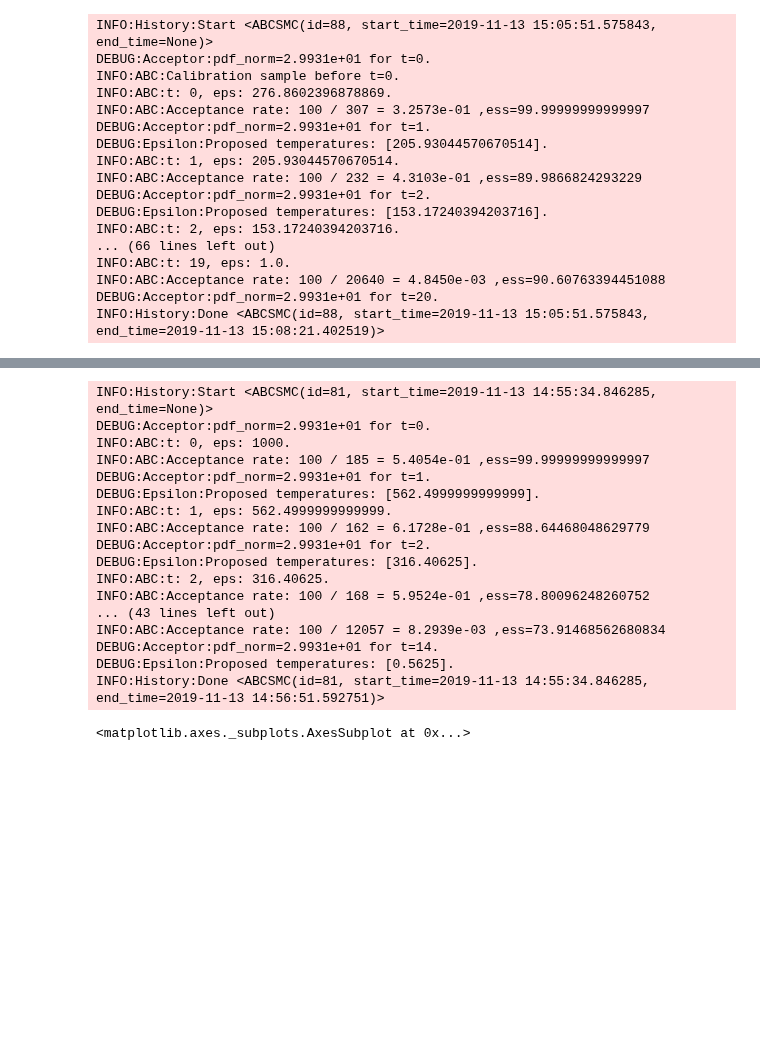
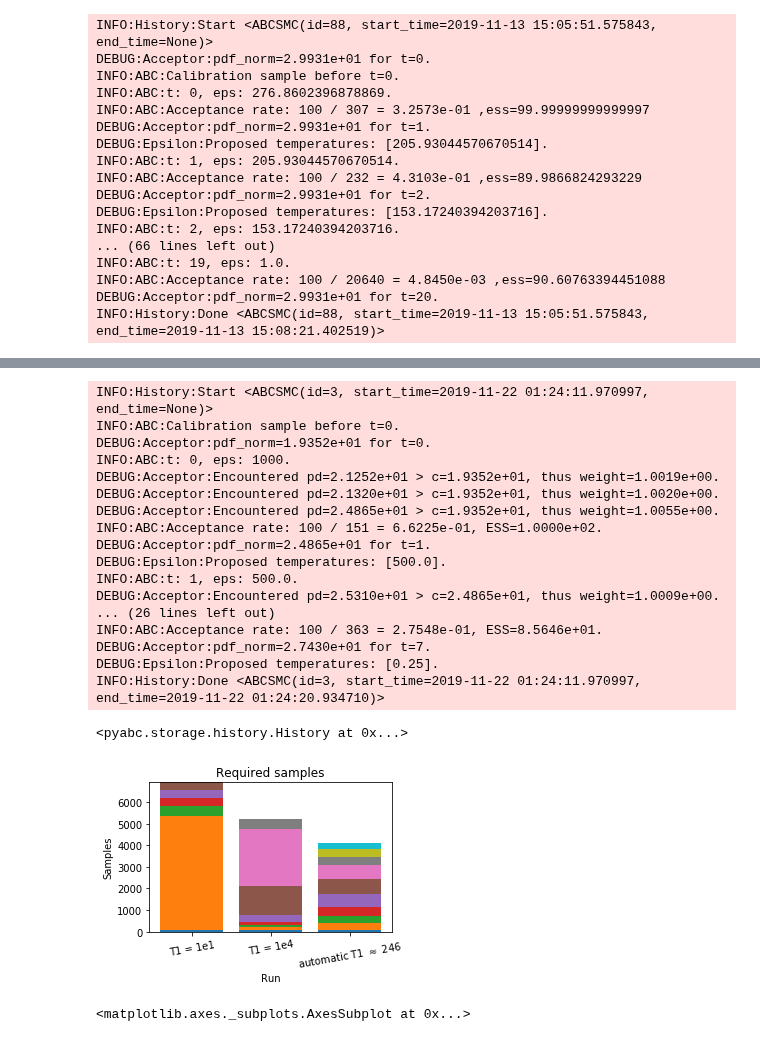
Before and after one commit to yannikschaelte/Study-ABC-Noise, a Jupyter notebook: study_abc_noise/acceptance_rate/acc_rate_robust.ipynb, the cells around one changed output, grey strips where cells are left out. Drawn from its saved outputs; the diff is of its cells as text; code cells hidden in the pictures; blank space fills up the shorter version.

Commit message:
update acceptance_rate

```diff
--- a/study_abc_noise/acceptance_rate/acc_rate_robust.ipynb
+++ b/study_abc_noise/acceptance_rate/acc_rate_robust.ipynb
@@ -327,8 +345,7 @@ INFO:History:Done <ABCSMC(id=80, start_time=2019-11-13 14:54:35.624445, end_time
 # %%
-acceptor = pyabc.StochasticAcceptor(pdf_norm_method=pyabc.pdf_norm_from_kernel)
+acceptor = pyabc.StochasticAcceptor()
 temperature = pyabc.Temperature(
-    initial_temperature=1000,
-    schemes=[pyabc.DalyScheme()])
+    initial_temperature=1000, schemes=[pyabc.ExpDecayFixedRatioScheme()])
 
 # define the analysis
 abc = pyabc.ABCSMC(
@@ -337,26 +354,40 @@ abc = pyabc.ABCSMC(
     distance_function=mv.get_kernel(),
     eps=temperature,
     acceptor=acceptor)
-abc.new(pyabc.create_sqlite_db_id(dir_=".", file_="acc_rate_works.db"), data)
-history_1000 = abc.run(max_nr_populations=30)
+abc.new("sqlite:///h_cr_temp1000.db", data)
+abc.run(max_nr_populations=np.inf)
 # %% [output]
-INFO:History:Start <ABCSMC(id=81, start_time=2019-11-13 14:55:34.846285, end_time=None)>
-DEBUG:Acceptor:pdf_norm=2.9931e+01 for t=0.
+INFO:History:Start <ABCSMC(id=3, start_time=2019-11-22 01:24:11.970997, end_time=None)>
+INFO:ABC:Calibration sample before t=0.
+DEBUG:Acceptor:pdf_norm=1.9352e+01 for t=0.
 INFO:ABC:t: 0, eps: 1000.
-INFO:ABC:Acceptance rate: 100 / 185 = 5.4054e-01 ,ess=99.99999999999997
-DEBUG:Acceptor:pdf_norm=2.9931e+01 for t=1.
-DEBUG:Epsilon:Proposed temperatures: [562.4999999999999].
-INFO:ABC:t: 1, eps: 562.4999999999999.
-INFO:ABC:Acceptance rate: 100 / 162 = 6.1728e-01 ,ess=88.64468048629779
-DEBUG:Acceptor:pdf_norm=2.9931e+01 for t=2.
-DEBUG:Epsilon:Proposed temperatures: [316.40625].
-INFO:ABC:t: 2, eps: 316.40625.
-INFO:ABC:Acceptance rate: 100 / 168 = 5.9524e-01 ,ess=78.80096248260752
-... (43 lines left out)
-INFO:ABC:Acceptance rate: 100 / 12057 = 8.2939e-03 ,ess=73.91468562680834
-DEBUG:Acceptor:pdf_norm=2.9931e+01 for t=14.
-DEBUG:Epsilon:Proposed temperatures: [0.5625].
-INFO:History:Done <ABCSMC(id=81, start_time=2019-11-13 14:55:34.846285, end_time=2019-11-13 14:56:51.592751)>
+DEBUG:Acceptor:Encountered pd=2.1252e+01 > c=1.9352e+01, thus weight=1.0019e+00.
+DEBUG:Acceptor:Encountered pd=2.1320e+01 > c=1.9352e+01, thus weight=1.0020e+00.
+DEBUG:Acceptor:Encountered pd=2.4865e+01 > c=1.9352e+01, thus weight=1.0055e+00.
+INFO:ABC:Acceptance rate: 100 / 151 = 6.6225e-01, ESS=1.0000e+02.
+DEBUG:Acceptor:pdf_norm=2.4865e+01 for t=1.
+DEBUG:Epsilon:Proposed temperatures: [500.0].
+INFO:ABC:t: 1, eps: 500.0.
+DEBUG:Acceptor:Encountered pd=2.5310e+01 > c=2.4865e+01, thus weight=1.0009e+00.
+... (26 lines left out)
+INFO:ABC:Acceptance rate: 100 / 363 = 2.7548e-01, ESS=8.5646e+01.
+DEBUG:Acceptor:pdf_norm=2.7430e+01 for t=7.
+DEBUG:Epsilon:Proposed temperatures: [0.25].
+INFO:History:Done <ABCSMC(id=3, start_time=2019-11-22 01:24:11.970997, end_time=2019-11-22 01:24:20.934710)>
+<pyabc.storage.history.History at 0x...>
+# %%
+h_acctemp = pyabc.History("sqlite:///h_cr_acctemp.db")
+h_temp10 = pyabc.History("sqlite:///h_cr_temp10.db")
+h_temp1000 = pyabc.History("sqlite:///h_cr_temp1000.db")
+h_temp10000 = pyabc.History("sqlite:///h_cr_temp10000.db")
+histories = [h_temp10, h_temp10000, h_acctemp]
+labels = [r"T1 = 1e1", r"T1 = 1e4", r"automatic T1 $\approx$ 246"]
+pyabc.visualization.plot_sample_numbers(histories, labels, rotation=10)
+
+plt.gcf().set_size_inches((4, 3))
+plt.savefig("cr_fixed_T1.svg", format='svg')
+# %% [output]
+[figure, added]
 # %%
 histories = [history_adaptive, history_acc_iter, history_acc_ratio, history_daly, history_10, history_100, history_1000]
 labels = ["adaptive", "acc_iter", "acc_ratio", "acc_daly", "10_daly", "100_daly", "1000_daly"]
```
Also changed, not shown: parts of 5 cells of this notebook, 12 other files.
